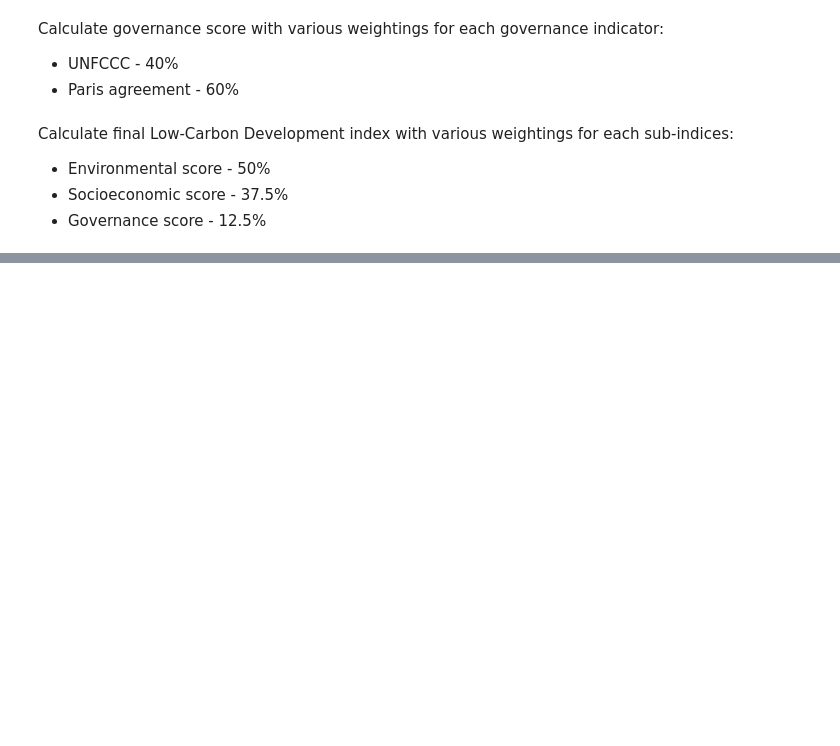
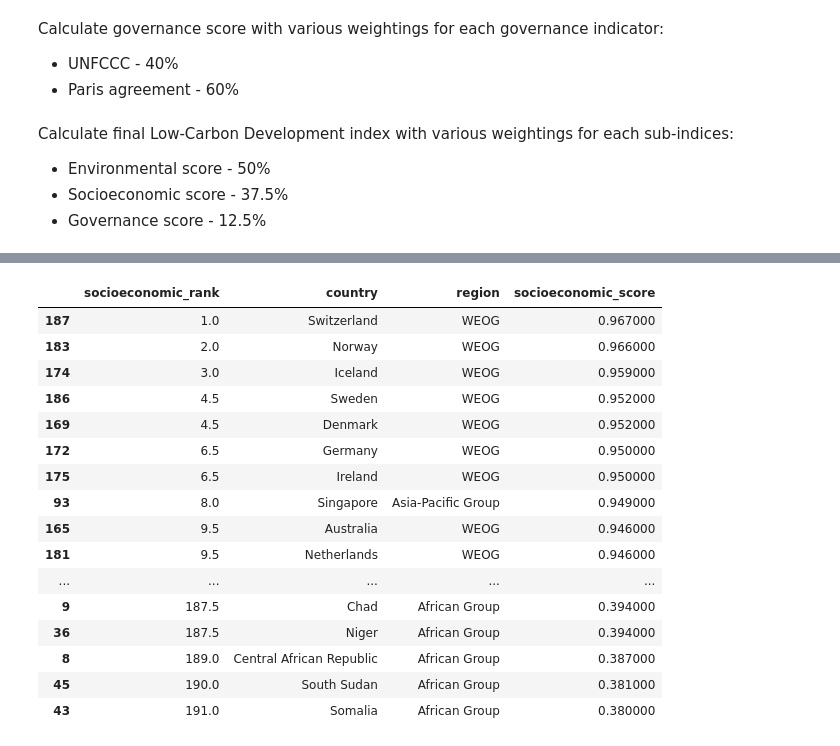
Before and after one commit to luanakimley/low-carbon-development-composite-index, a Jupyter notebook: composite_index.ipynb, the cells around one changed output, grey strips where cells are left out. Cells and saved outputs as stored; diff of their text form; code cells hidden in the pictures; blank space fills up the shorter version.

```diff
--- a/composite_index.ipynb
+++ b/composite_index.ipynb
@@ -94,0 +124,29 @@ lcdci_df_index.to_csv("lcdci/lcdci_index.csv", index=False)
+# %%
+lcdci_df_socioeconomic = lcdci_df_index.copy()
+lcdci_df_socioeconomic = lcdci_df_socioeconomic.drop('environmental_score', axis=1)
+lcdci_df_socioeconomic = lcdci_df_socioeconomic.drop('governance_score', axis=1)
+lcdci_df_socioeconomic = lcdci_df_socioeconomic.drop('lcdci', axis=1)
+lcdci_df_socioeconomic = lcdci_df_socioeconomic.drop('rank', axis=1)
+lcdci_df_socioeconomic['socioeconomic_rank'] = lcdci_df_socioeconomic['socioeconomic_score'].rank(ascending=False)
+lcdci_df_socioeconomic = lcdci_df_socioeconomic.sort_values(by=['socioeconomic_rank'], ascending=True)
+rank_column = lcdci_df_socioeconomic.pop('socioeconomic_rank')
+lcdci_df_socioeconomic.insert(0, 'socioeconomic_rank', rank_column)
+lcdci_df_socioeconomic
+# %% [output]
+|  | socioeconomic_rank | country | region | socioeconomic_score |
+| 187 | 1.0 | Switzerland | WEOG | 0.967000 |
+| 183 | 2.0 | Norway | WEOG | 0.966000 |
+| 174 | 3.0 | Iceland | WEOG | 0.959000 |
+| 186 | 4.5 | Sweden | WEOG | 0.952000 |
+| 169 | 4.5 | Denmark | WEOG | 0.952000 |
+| 172 | 6.5 | Germany | WEOG | 0.950000 |
+| 175 | 6.5 | Ireland | WEOG | 0.950000 |
+| 93 | 8.0 | Singapore | Asia-Pacific Group | 0.949000 |
+| 165 | 9.5 | Australia | WEOG | 0.946000 |
+| 181 | 9.5 | Netherlands | WEOG | 0.946000 |
+| ... | ... | ... | ... | ... |
+| 9 | 187.5 | Chad | African Group | 0.394000 |
+| 36 | 187.5 | Niger | African Group | 0.394000 |
+| 8 | 189.0 | Central African Republic | African Group | 0.387000 |
+| 45 | 190.0 | South Sudan | African Group | 0.381000 |
+| 43 | 191.0 | Somalia | African Group | 0.380000 |
```
Also changed, not shown: parts of 2 cells of this notebook.
